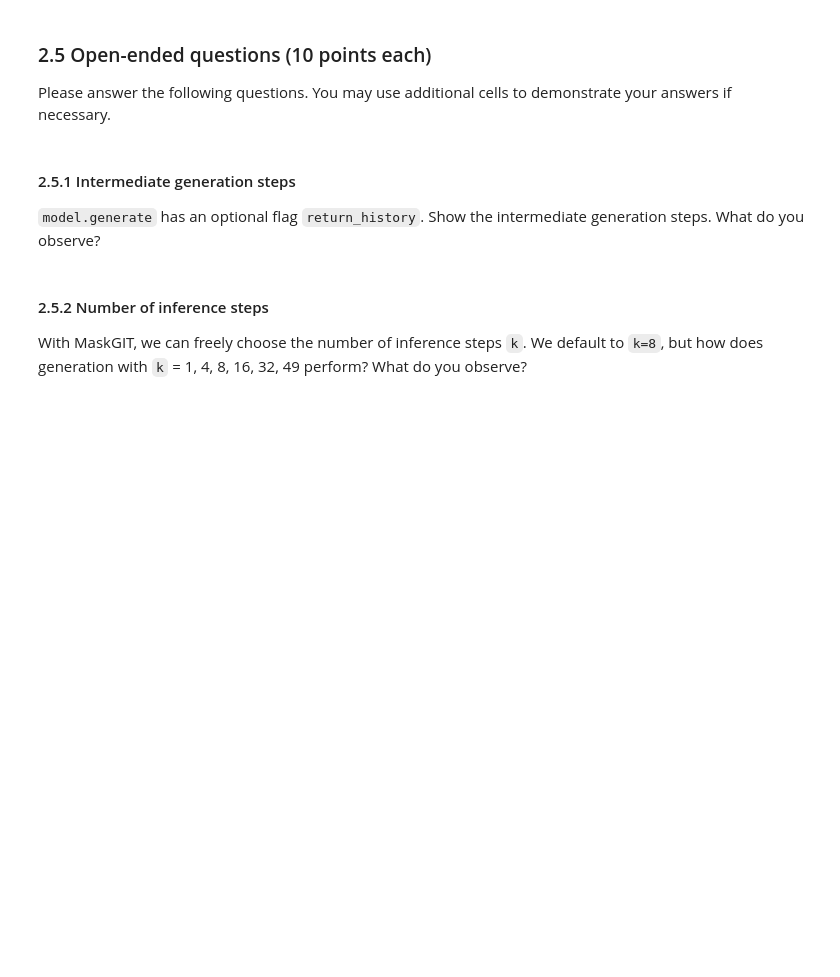
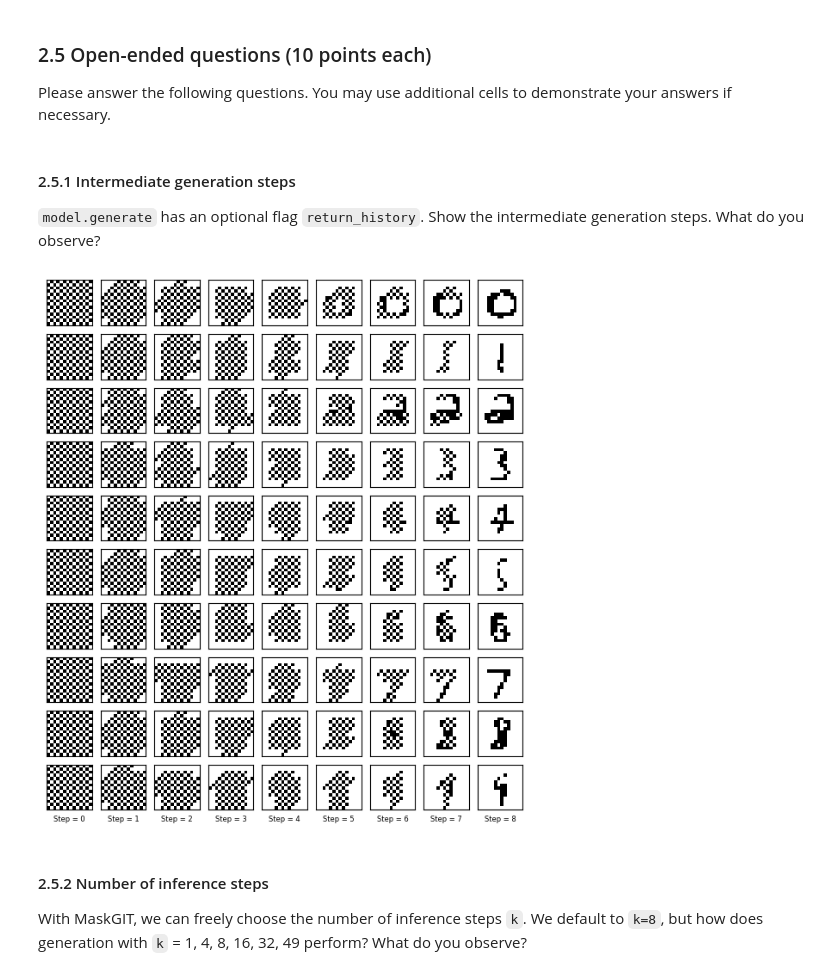
Before and after one commit to souchoyaa/com-304-FM-perso, a Jupyter notebook: nano4M/notebooks/COM304_FM_part2_nanoMaskGIT.ipynb, the cells around one changed output. Saved outputs shown, nothing was run; the diff lists cells and outputs as text; code cells hidden in the pictures; blank space fills up the shorter version.

```diff
--- a/nano4M/notebooks/COM304_FM_part2_nanoMaskGIT.ipynb
+++ b/nano4M/notebooks/COM304_FM_part2_nanoMaskGIT.ipynb
@@ -340,7 +288,46 @@ Please answer the following questions. You may use additional cells to demonstra
 
 `model.generate` has an optional flag `return_history`. Show the intermediate generation steps. What do you observe?
 # %%
-# Fill your answer here
+def generate_with_history_plot(num_steps=8, threshold = 12):
+    up_bound = 10
+    total_samples = num_steps + 1
+
+    if total_samples > threshold:
+        num_display = threshold
+        selected_indices = [
+            int(round(i * (total_samples - 1) / (num_display - 1)))
+            for i in range(num_display)
+        ]
+    else:
+        selected_indices = list(range(total_samples))
+
+    #print(selected_indices)
+    n_samples = len(selected_indices)
+
+    fig = plt.figure(figsize=(8., 8.))
+    grid = ImageGrid(fig, 111, nrows_ncols=(up_bound, n_samples), axes_pad=0.1)
+
+    for label in range(0,up_bound):
+        seq = torch.zeros(50, dtype=torch.long, device=device)
+        mask = torch.ones(50, dtype=torch.bool, device=device)
+        seq[0] = label
+        mask[0] = False
+        output,masked = model.generate(seq, mask, num_steps=num_steps, temp=1.0, top_p=0.9, return_history=True)
+        reconst = detokenize_MNIST(output, patch_size=2, account_for_labels=True).cpu()
+
+        for col_idx, step_idx in enumerate(selected_indices):
+            grid_idx = label * n_samples + col_idx
+            grid[grid_idx].imshow(reconst[step_idx], cmap='Greys', vmin=0, vmax=1)
+            grid[grid_idx].set_xticks([])
+            grid[grid_idx].set_yticks([])
+
+
+            if label == up_bound - 1:
+                grid[grid_idx].set_xlabel(f"Step = {step_idx}", fontsize=6)
+
+generate_with_history_plot()
+# %% [output]
+[figure, added]
 # %% [markdown]
 #### 2.5.2 Number of inference steps
 
```
Also changed, not shown: parts of 10 cells of this notebook, 1 other file.
